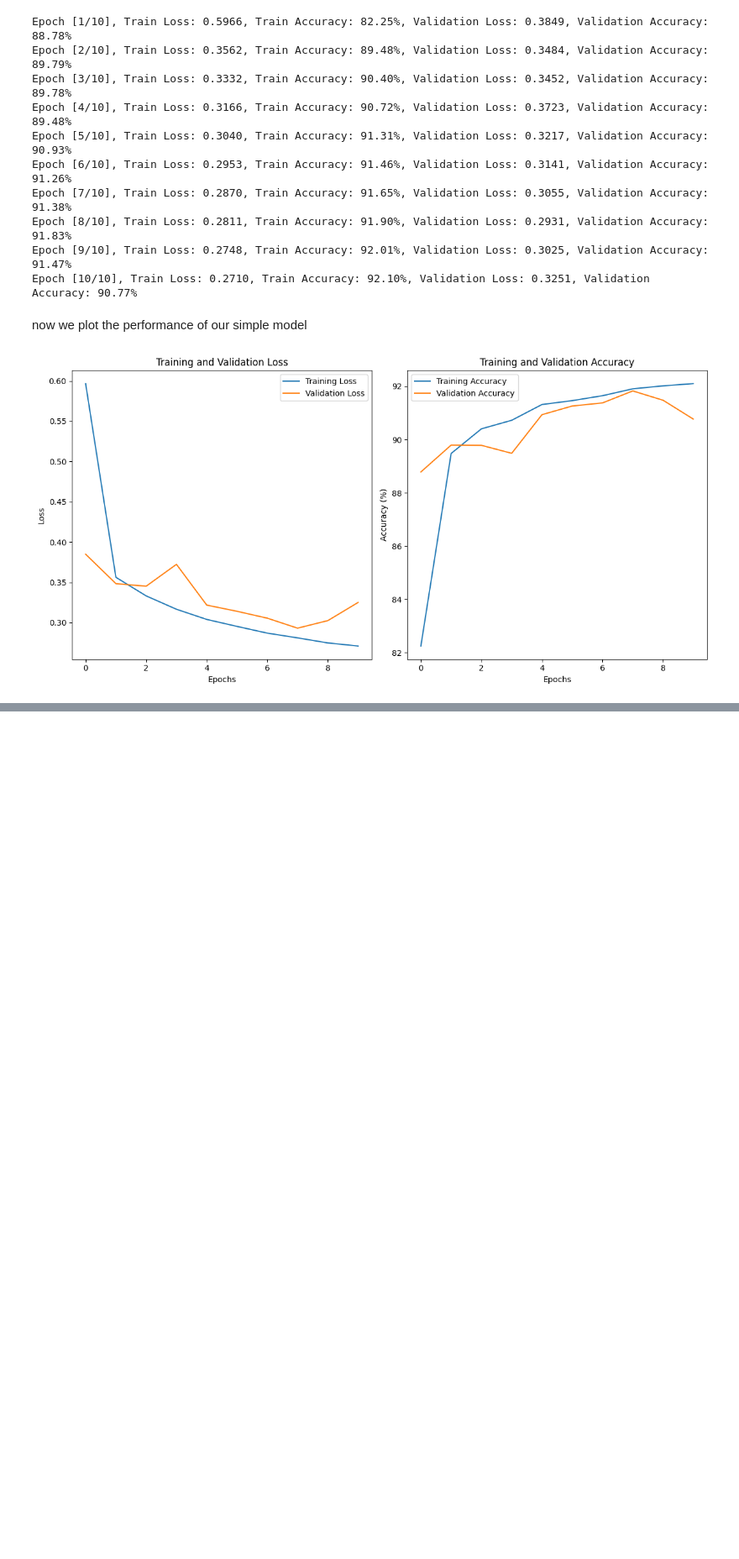
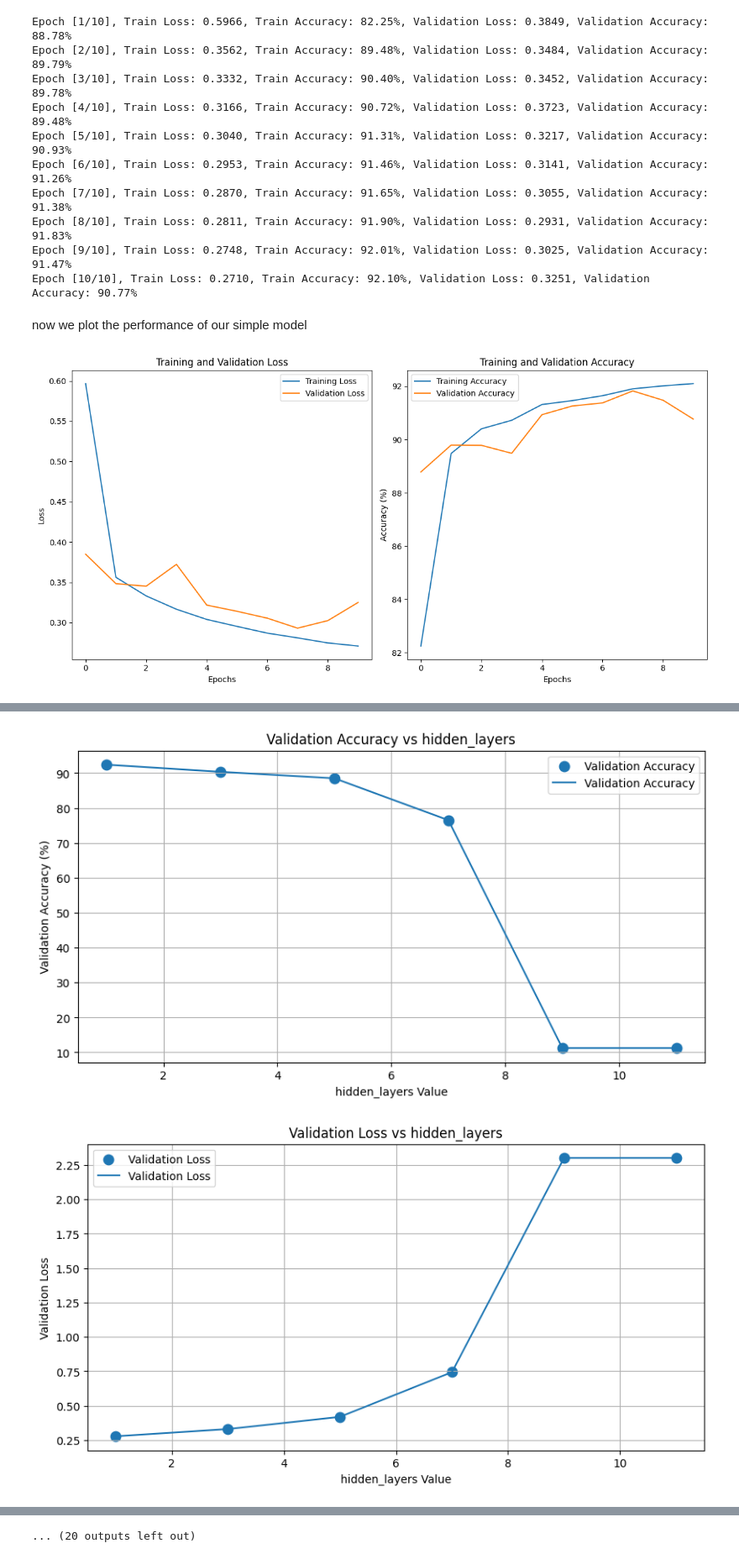
Before and after one commit to perfectdude719/machine_learning, a Jupyter notebook: assignment2/digit_identification.ipynb, the cells around one changed output, grey strips where cells are left out. Shown at 84% size. Drawn from its saved outputs; the diff is of its cells as text; code cells hidden in the pictures; blank space fills up the shorter version.

```diff
--- a/assignment2/digit_identification.ipynb
+++ b/assignment2/digit_identification.ipynb
@@ -203,0 +355,2 @@ plt.show()
+# %%
+results = tune_hyperparameters(default_params, param_ranges)
@@ -203,0 +375,11 @@ plt.show()
+# %%
+import pandas as pd
+
+# Convert the results list to a DataFrame
+df = pd.DataFrame(results)
+
+# Inspect the columns to ensure they match expected names
+print("Columns in DataFrame:", df.columns)
+
+# Verify sample rows to confirm data integrity
+print(df.head())
@@ -203,0 +404,54 @@ plt.show()
+# %%
+# Import necessary libraries
+import matplotlib.pyplot as plt
+import seaborn as sns
+from sklearn.metrics import confusion_matrix
+
+# Plot Validation Accuracy and Validation Loss for each parameter separately
+unique_params = df["param"].unique()
+
+for param in unique_params:
+    # Filter the DataFrame for the current parameter
+    subset = df[df["param"] == param]
+
+    print()
+
+    # Plot Validation Accuracy
+    plt.figure(figsize=(10, 5))
+    plt.scatter(subset["value"], subset["val_accuracy"], marker='o', s=80, label="Validation Accuracy")
+    plt.plot(subset["value"], subset["val_accuracy"], linestyle='-', label="Validation Accuracy")
+    plt.title(f"Validation Accuracy vs {param}")
+    plt.xlabel(f"{param} Value")
+    plt.ylabel("Validation Accuracy (%)")
+    plt.grid()
+    plt.legend()
+    plt.show()
+
+    # Plot Validation Loss
+    plt.figure(figsize=(10, 5))
+    plt.scatter(subset["value"], subset["val_loss"], marker='o', s=80, label="Validation Loss")
+    plt.plot(subset["value"], subset["val_loss"], linestyle='-', label="Validation Loss")
+    plt.title(f"Validation Loss vs {param}")
+    plt.xlabel(f"{param} Value")
+    plt.ylabel("Validation Loss")
+    plt.grid()
+    plt.legend()
+    plt.show()
+
+
+# Plot confusion matrix for each trained model
+def plot_confusion_matrix(y_true, y_pred, param, value):
+    cm = confusion_matrix(y_true, y_pred)
+    plt.figure(figsize=(8, 6))
+    sns.heatmap(cm, annot=True, fmt="d", cmap="Blues", xticklabels=range(10), yticklabels=range(10))
+    plt.title(f'Confusion Matrix for {param} = {value}')
+    plt.xlabel('Predicted')
+    plt.ylabel('True')
+    plt.show()
+
+# Generate confusion matrices for each parameter and value
+for idx, row in df.iterrows():
+    plot_confusion_matrix(row["y_true"], row["y_pred"], row["param"], row["value"])
+# %% [output]
+[figure, added]
+[figure, added]
@@ -203,0 +468 @@ plt.show()
+... (20 outputs left out)
```
Also changed, not shown: parts of 11 cells of this notebook, 1 other file.
